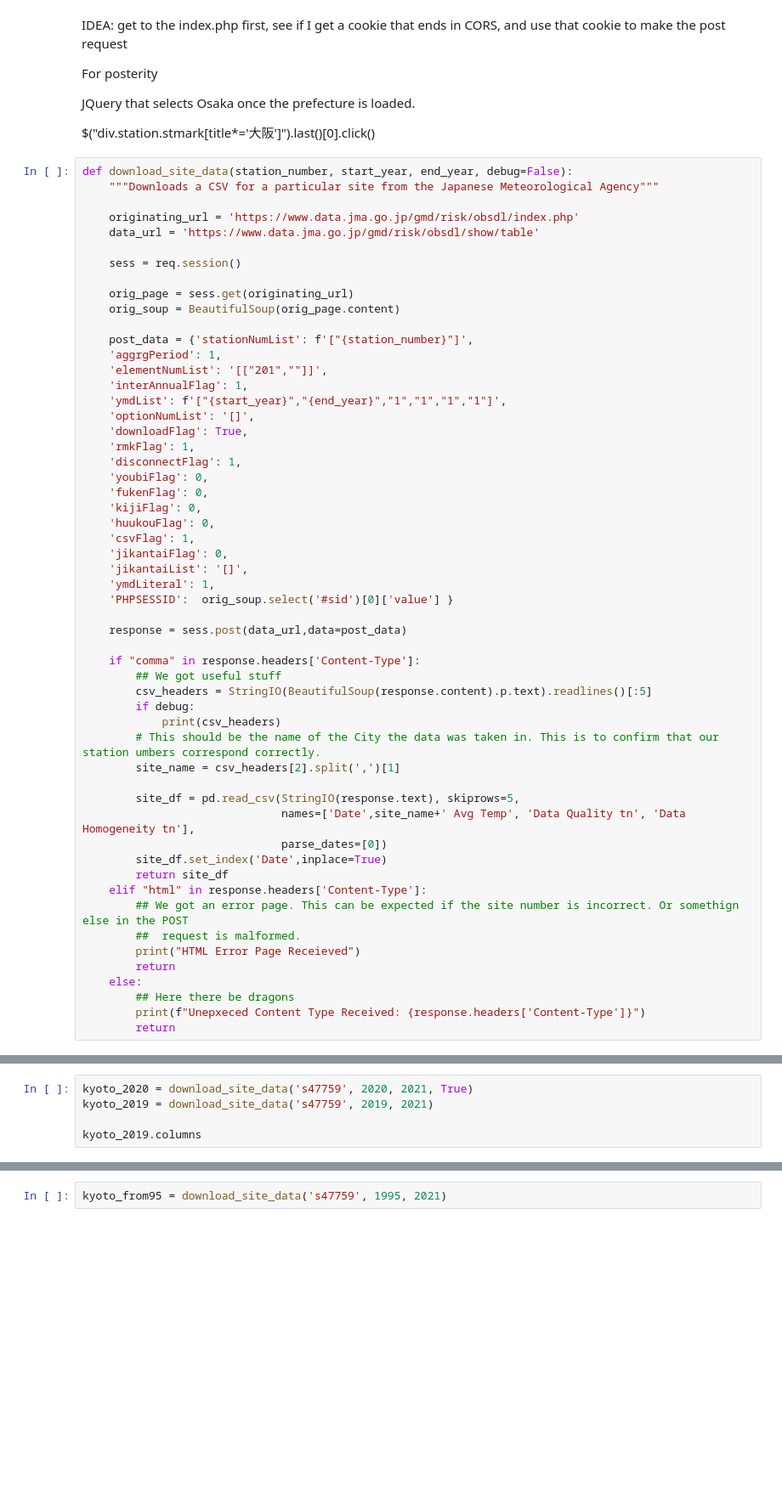
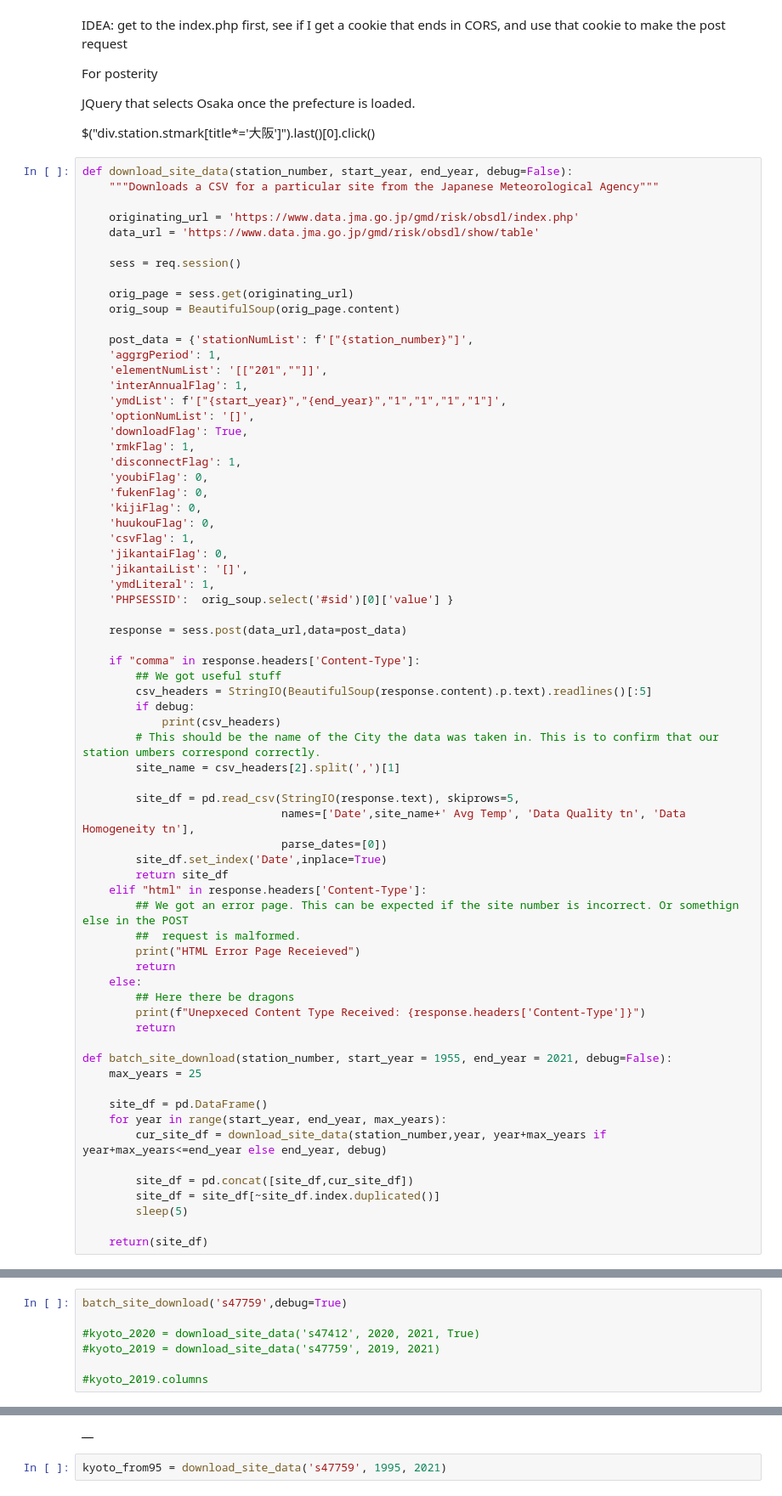
Before and after one commit to rglasnap/python-notebooks, a Jupyter notebook: Japan_Temperatures_JMA.ipynb, the cells around one changed output, grey strips where cells are left out. Shown at 85% size. Cells and saved outputs as stored; diff of their text form; blank space fills up the shorter version.

```diff
--- a/Japan_Temperatures_JMA.ipynb
+++ b/Japan_Temperatures_JMA.ipynb
@@ -124,3 +125,16 @@ def download_site_data(station_number, start_year, end_year, debug=False):
         ## Here there be dragons
         print(f"Unepxeced Content Type Received: {response.headers['Content-Type']}")
         return
+
+def batch_site_download(station_number, start_year = 1955, end_year = 2021, debug=False):
+    max_years = 25
+
+    site_df = pd.DataFrame()
+    for year in range(start_year, end_year, max_years):
+        cur_site_df = download_site_data(station_number,year, year+max_years if year+max_years<=end_year else end_year, debug)
+
+        site_df = pd.concat([site_df,cur_site_df])
+        site_df = site_df[~site_df.index.duplicated()]
+        sleep(5)
+
+    return(site_df)
@@ -127,6 +173,8 @@ def download_site_data(station_number, start_year, end_year, debug=False):
 # %%
-kyoto_2020 = download_site_data('s47759', 2020, 2021, True)
-kyoto_2019 = download_site_data('s47759', 2019, 2021)
+batch_site_download('s47759',debug=True)
 
-kyoto_2019.columns
+#kyoto_2020 = download_site_data('s47412', 2020, 2021, True)
+#kyoto_2019 = download_site_data('s47759', 2019, 2021)
+
+#kyoto_2019.columns
 # %% [output]
@@ -135,3 +184,4 @@ Index(['京都 Avg Temp', 'Data Quality tn', 'Data Homogeneity tn'], dtype='obje
+|  |
 # %%
 kyoto_from95 = download_site_data('s47759', 1995, 2021)
 # %%
```
Also changed, not shown: parts of 7 cells of this notebook.
